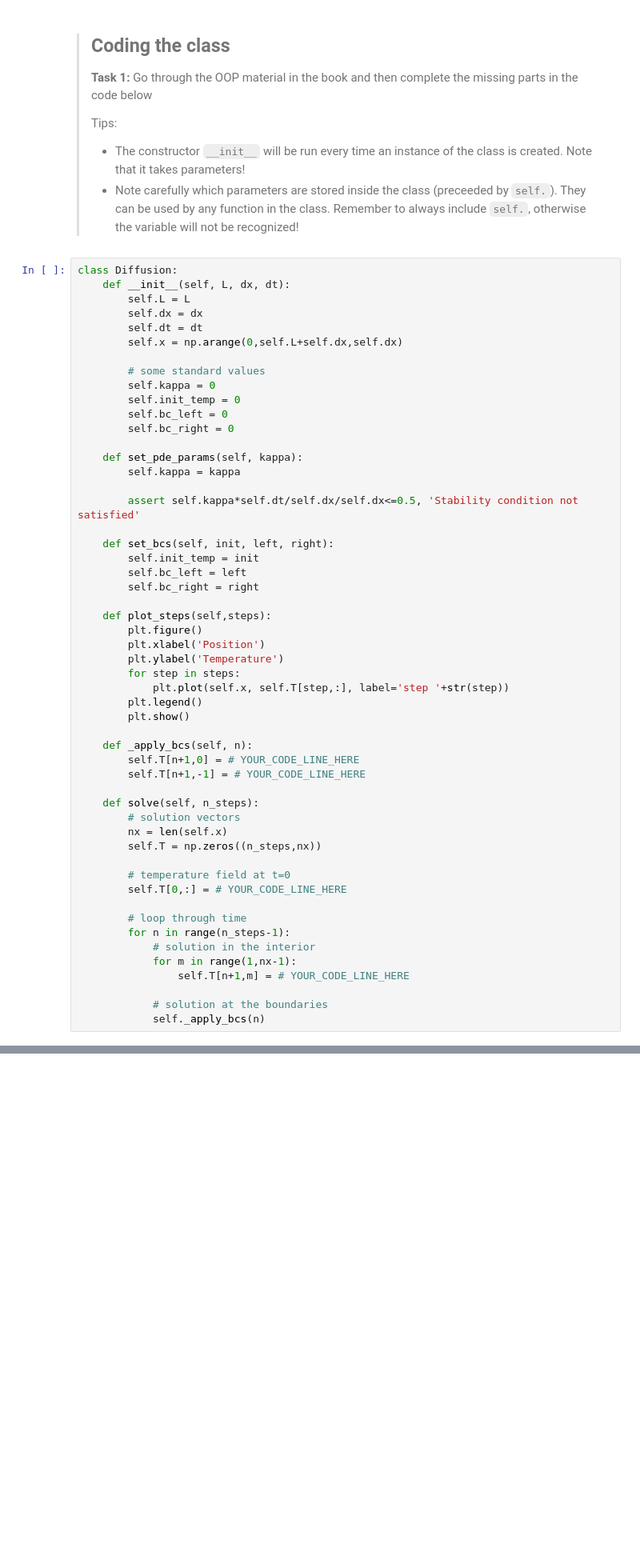
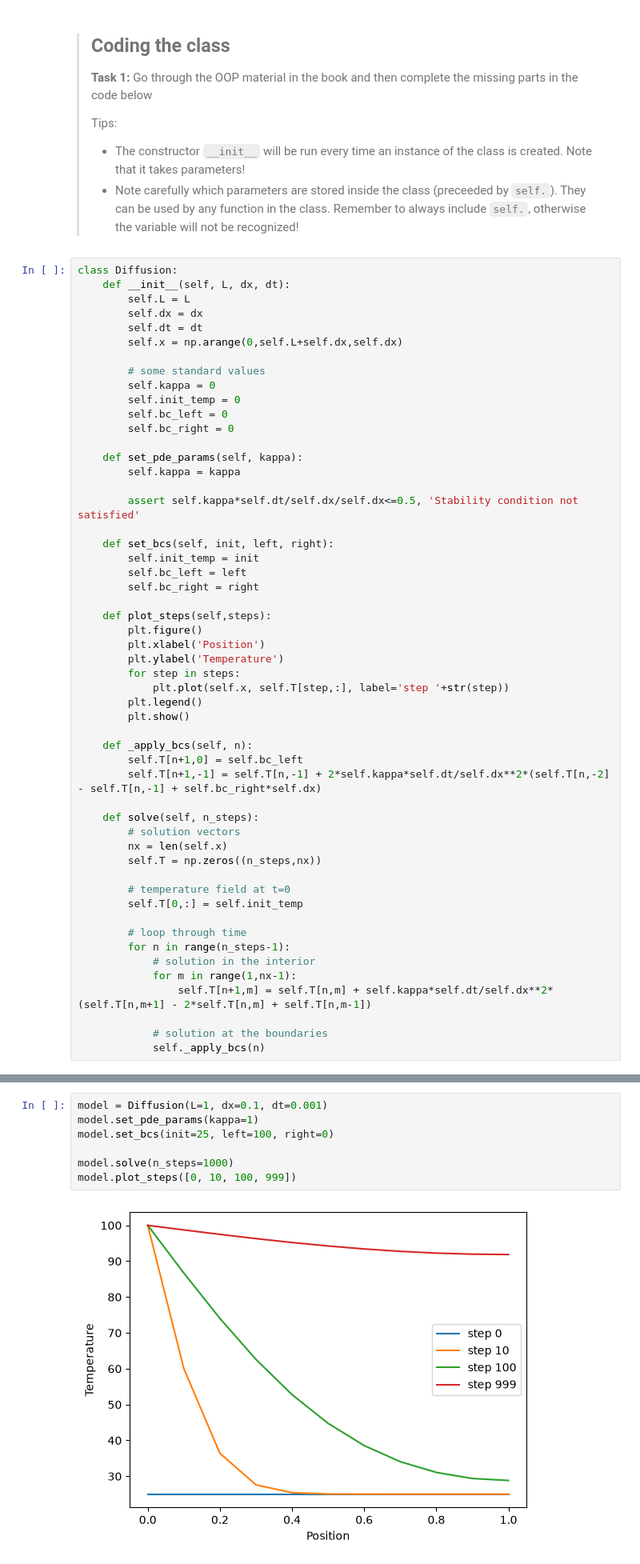
Before and after one commit to torgeklemann/PA.2.1, a Jupyter notebook: 2_oop.ipynb, the cells around one changed output, grey strips where cells are left out. Shown at 80% size. Cells and saved outputs as stored; diff of their text form; blank space fills up the shorter version.

```diff
--- a/2_oop.ipynb
+++ b/2_oop.ipynb
@@ -49,8 +49,8 @@ class Diffusion:
         plt.show()
 
     def _apply_bcs(self, n):
-        self.T[n+1,0] = # YOUR_CODE_LINE_HERE
-        self.T[n+1,-1] = # YOUR_CODE_LINE_HERE
+        self.T[n+1,0] = self.bc_left
+        self.T[n+1,-1] = self.T[n,-1] + 2*self.kappa*self.dt/self.dx**2*(self.T[n,-2] - self.T[n,-1] + self.bc_right*self.dx)
 
     def solve(self, n_steps):
         # solution vectors
@@ -58,13 +58,13 @@ class Diffusion:
         self.T = np.zeros((n_steps,nx))
 
         # temperature field at t=0
-        self.T[0,:] = # YOUR_CODE_LINE_HERE
+        self.T[0,:] = self.init_temp
 
         # loop through time
         for n in range(n_steps-1):
             # solution in the interior
             for m in range(1,nx-1):
-                self.T[n+1,m] = # YOUR_CODE_LINE_HERE
+                self.T[n+1,m] = self.T[n,m] + self.kappa*self.dt/self.dx**2*(self.T[n,m+1] - 2*self.T[n,m] + self.T[n,m-1])
 
             # solution at the boundaries
             self._apply_bcs(n)
@@ -93,3 +87,12 @@ model.set_bcs(# YOUR_CODE_LINE_HERE )
+# %%
+model = Diffusion(L=1, dx=0.1, dt=0.001)
+model.set_pde_params(kappa=1)
+model.set_bcs(init=25, left=100, right=0)
+
+model.solve(n_steps=1000)
+model.plot_steps([0, 10, 100, 999])
+# %% [output]
+[figure, added]
 # %% [markdown]
 > See how much more natural it felt this time? Our class organizes parameters in a way that makes sense and provides interfaces that promote **gradual model building** and improved user experience.
 >
```
Also changed, not shown: parts of 6 cells of this notebook, 1 other file.
